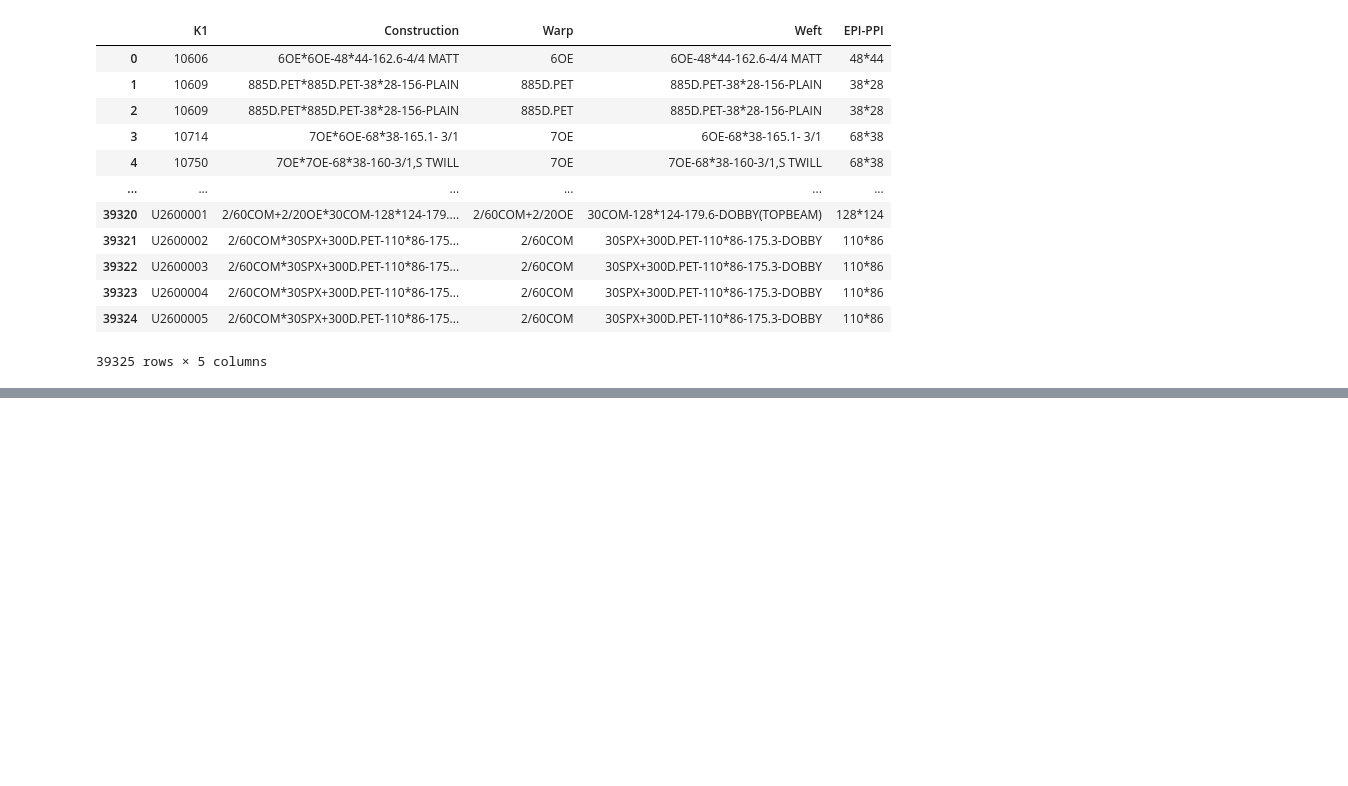
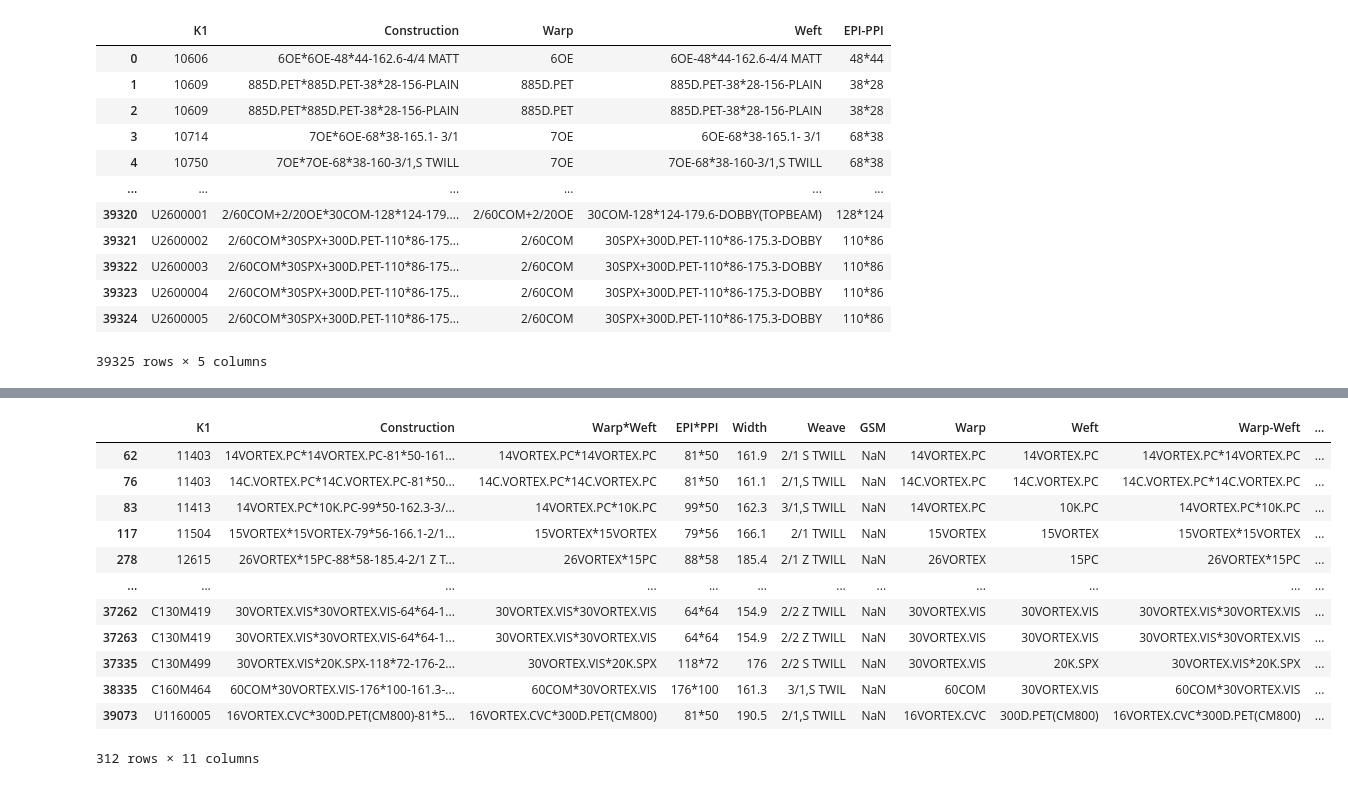
Before and after one commit to sinchan-s/F3P, a Jupyter notebook: main.ipynb, the cells around one changed output, grey strips where cells are left out. Saved outputs shown, nothing was run; the diff lists cells and outputs as text; code cells hidden in the pictures; blank space fills up the shorter version.

```diff
--- a/main.ipynb
+++ b/main.ipynb
@@ -590,0 +623,17 @@ arti_df.to_csv('articles2.csv', index = False, encoding='utf-8')
+# %%
+selection_df = art_df[art_df['Construction'].str.contains('VOR', regex=False)]
+selection_df
+# %% [output]
+|  | K1 | Construction | Warp*Weft | EPI*PPI | Width | Weave | GSM | Warp | Weft | Warp-Weft | ... |
+| 62 | 11403 | 14VORTEX.PC*14VORTEX.PC-81*50-161... | 14VORTEX.PC*14VORTEX.PC | 81*50 | 161.9 | 2/1 S TWILL | NaN | 14VORTEX.PC | 14VORTEX.PC | 14VORTEX.PC*14VORTEX.PC | ... |
+| 76 | 11403 | 14C.VORTEX.PC*14C.VORTEX.PC-81*50... | 14C.VORTEX.PC*14C.VORTEX.PC | 81*50 | 161.1 | 2/1,S TWILL | NaN | 14C.VORTEX.PC | 14C.VORTEX.PC | 14C.VORTEX.PC*14C.VORTEX.PC | ... |
+| 83 | 11413 | 14VORTEX.PC*10K.PC-99*50-162.3-3/... | 14VORTEX.PC*10K.PC | 99*50 | 162.3 | 3/1,S TWILL | NaN | 14VORTEX.PC | 10K.PC | 14VORTEX.PC*10K.PC | ... |
+| 117 | 11504 | 15VORTEX*15VORTEX-79*56-166.1-2/1... | 15VORTEX*15VORTEX | 79*56 | 166.1 | 2/1 TWILL | NaN | 15VORTEX | 15VORTEX | 15VORTEX*15VORTEX | ... |
+| 278 | 12615 | 26VORTEX*15PC-88*58-185.4-2/1 Z T... | 26VORTEX*15PC | 88*58 | 185.4 | 2/1 Z TWILL | NaN | 26VORTEX | 15PC | 26VORTEX*15PC | ... |
+| ... | ... | ... | ... | ... | ... | ... | ... | ... | ... | ... | ... |
+| 37262 | C130M419 | 30VORTEX.VIS*30VORTEX.VIS-64*64-1... | 30VORTEX.VIS*30VORTEX.VIS | 64*64 | 154.9 | 2/2 Z TWILL | NaN | 30VORTEX.VIS | 30VORTEX.VIS | 30VORTEX.VIS*30VORTEX.VIS | ... |
+| 37263 | C130M419 | 30VORTEX.VIS*30VORTEX.VIS-64*64-1... | 30VORTEX.VIS*30VORTEX.VIS | 64*64 | 154.9 | 2/2 Z TWILL | NaN | 30VORTEX.VIS | 30VORTEX.VIS | 30VORTEX.VIS*30VORTEX.VIS | ... |
+| 37335 | C130M499 | 30VORTEX.VIS*20K.SPX-118*72-176-2... | 30VORTEX.VIS*20K.SPX | 118*72 | 176 | 2/2 S TWILL | NaN | 30VORTEX.VIS | 20K.SPX | 30VORTEX.VIS*20K.SPX | ... |
+| 38335 | C160M464 | 60COM*30VORTEX.VIS-176*100-161.3-... | 60COM*30VORTEX.VIS | 176*100 | 161.3 | 3/1,S TWIL | NaN | 60COM | 30VORTEX.VIS | 60COM*30VORTEX.VIS | ... |
+| 39073 | U1160005 | 16VORTEX.CVC*300D.PET(CM800)-81*5... | 16VORTEX.CVC*300D.PET(CM800) | 81*50 | 190.5 | 2/1,S TWILL | NaN | 16VORTEX.CVC | 300D.PET(CM800) | 16VORTEX.CVC*300D.PET(CM800) | ... |
+312 rows × 11 columns
```
Also changed, not shown: parts of 9 cells of this notebook.
